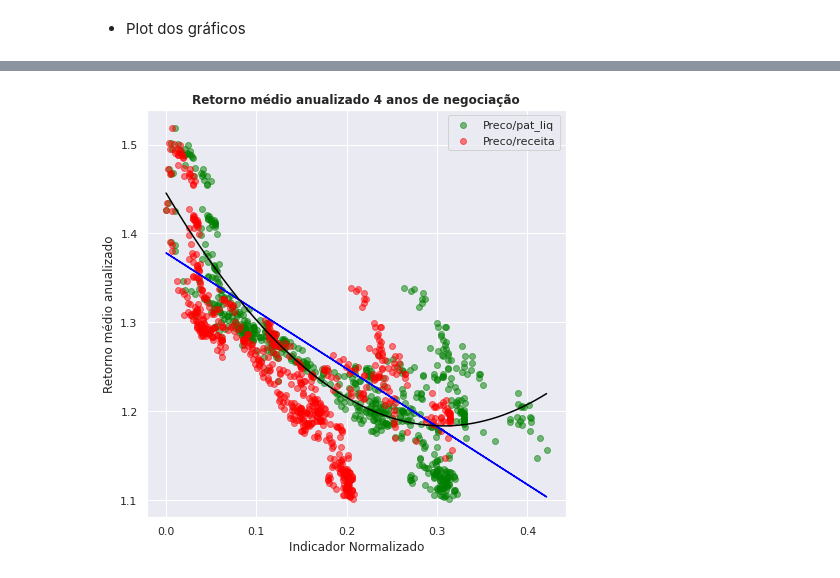
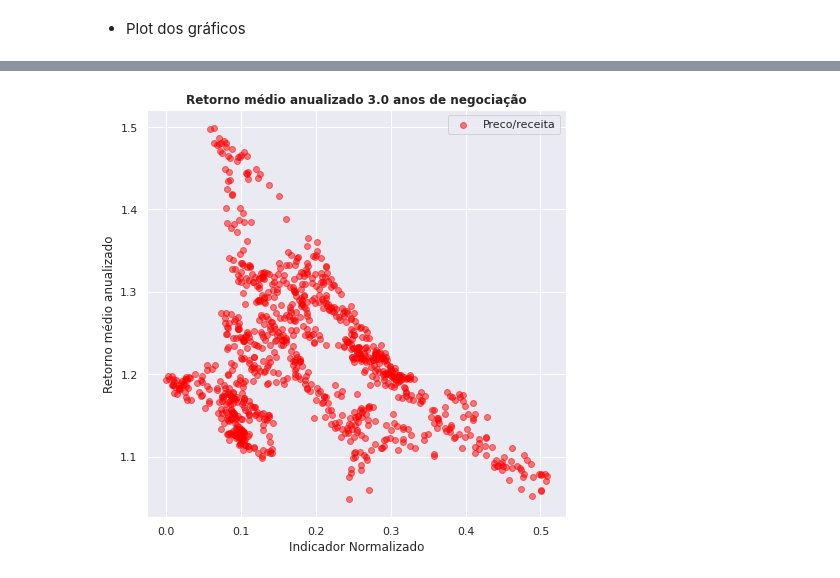
Before and after one commit to Manuelstv/Financas-Quantitativas, a Jupyter notebook: multiplos_historicos.ipynb, the cells around one changed output, grey strips where cells are left out. Drawn from its saved outputs; the diff is of its cells as text; code cells hidden in the pictures.

```diff
--- a/multiplos_historicos.ipynb
+++ b/multiplos_historicos.ipynb
@@ -165,10 +149,12 @@ def multiplo(df, name, ativo, nome_cia):
 *   Regressão linear
 # %%
 def linear(X,y):
+  from sklearn.metrics import r2_score
   regressor = LinearRegression()
   regressor.fit(X, y)
   y_pred = regressor.predict(X)
-  return X,y_pred
+  r2 = r2_score(y, y_pred)
+  return X,y_pred, r2
 # %% [markdown]
 *   Regressão polinomial
 # %%
@@ -196,16 +217,12 @@ def coleta_conta(cd_conta, demo, soma_movel):
 # %%
-#Empresas que serão analisadas
-#tickers_cias = ['mrfg3.sa','vivt3.sa','elet3.sa','bbas3.sa','ciel3.sa','petr3.sa','vale3.sa','ggbr3.sa']
-#nomes_cias = ['MARFRIG GLOBAL FOODS S.A.','VIVO PARTICIPAÇÕES SA','CENTRAIS ELET BRAS S.A. - ELETROBRAS','BCO BRASIL S.A.','PETROLEO BRASILEIRO S.A. PETROBRAS','VALE S.A.','GERDAU S.A.']
-tickers_cias = ['cgra4.sa']
-nomes_cias = ['GRAZZIOTIN S.A.']
+tickers_cias = ['BBAS3.sa', 'PETR3.SA', 'LREN3.SA', 'LAME4.SA', 'VIVT3.SA','CGRA4.SA']
+nomes_cias = ['BCO BRASIL S.A.', 'PETROLEO BRASILEIRO S.A. PETROBRAS', 'LOJAS RENNER S.A.', 'LOJAS AMERICANAS S.A.','VIVO PARTICIPAÇÕES SA', 'GRAZZIOTIN S.A.']
 
 numero_empresas = len(nomes_cias)
 #Variavel que servira como o prazo que será analisado. É o número de dias para o qual o retorno acumulado será calculado.
 #É esperado que quando o prazo é muito baixo, não existe padrão.
-
 #Para períodos muito altos, ficamos com uma amostra pequena demais, o que impossibilita tirar qualquer conclusão.
-anos = 4
+anos = 3.
 #1 ano são aproximadamente 252 dias de negociação na bolsa
 window = int(anos*252)
 
@@ -218,7 +235,7 @@ for i in range (0, numero_empresas):
   dmpl_df = filtro_empresa(demo = dmpl, nome_cia = nomes_cias[i])
 
   #coluna 0 (cotacoes de cada ativo)
-  df[[nomes_cias[i]]] = cotacoes(start = '2010-01-01', end = '2021-06-01', ticker_cia=tickers_cias[i], interval='1d', nome_cia = nomes_cias[i])
+  df[[nomes_cias[i]]] = cotacoes(start = '2010-01-01', end = '2021-01-01', ticker_cia=tickers_cias[i], interval='1d', nome_cia = nomes_cias[i])
 
   #coletando os dados relevantes de cada demonstrativo
   df_receita = coleta_conta(cd_conta = '3.01', demo = dre_df, soma_movel= True)
@@ -245,7 +262,6 @@ for i in range (0, numero_empresas):
   df[nomes_cias[i]+'_preco/ebit'] = multiplo(df = df_ebit, name = 'ebit', ativo = df[[nomes_cias[i]]], nome_cia = nomes_cias[i])
 
   #coluna 6(roe)
-
   #print(df[df.index.duplicated()])
   df[nomes_cias[i]+'_roe'] = (df_lucro['VL_CONTA']/df_receita['VL_CONTA'])
   df[nomes_cias[i]+'_roe'].fillna(method='ffill', inplace=True)
@@ -253,5 +269,8 @@ for i in range (0, numero_empresas):
   #coluna 7 (preco/lucro)
   df[nomes_cias[i]+'_preco/lpa'] = multiplo(df = df_lpa, name = 'lpa', ativo = df[[nomes_cias[i]]], nome_cia = nomes_cias[i])
   df[df.index.duplicated()]
+
+  #coluna 8
+  df[nomes_cias[i]+'_retorno_acumulado_ltm'] = (1+df[nomes_cias[i]+'_retorno']).shift(2*252).rolling(2*252).apply(np.prod)
 # %% [output]
 [*********************100%***********************]  1 of 1 completed
@@ -270,6 +294,9 @@ carteira['preco/pat_liq'] = df.iloc[:,np.arange(4,df.shape[1],step = step)].mean
 carteira['preco/ebit'] = df.iloc[:,np.arange(5,df.shape[1],step = step)].mean(axis=1)
 carteira['roe'] = df.iloc[:,np.arange(6,df.shape[1],step = step)].mean(axis=1)
 carteira['preco/lpa'] = df.iloc[:,np.arange(7,df.shape[1],step = step)].mean(axis=1)
+carteira['retorno'] = df.iloc[:,np.arange(1,df.shape[1],step = step)].mean(axis=1)
+carteira['retorno_var'] = carteira['retorno'].shift(252).rolling(252).var()
+carteira['retorno_acumulado_ltm'] = df.iloc[:,np.arange(8,df.shape[1],step = step)].mean(axis=1)
 # %%
 from sklearn.preprocessing import MinMaxScaler
 
@@ -280,7 +307,8 @@ value['retorno_acumulado_anualizado'] = carteira['retorno_acumulado']**(1/anos)
 value['std_preco/pat_liq'] = MinMaxScaler().fit_transform(carteira[['preco/pat_liq']])
 value['std_preco/ebit'] = MinMaxScaler().fit_transform(carteira[['preco/ebit']])
 value['std_preco/receita'] = MinMaxScaler().fit_transform(carteira[['preco/receita']])
-
+value['retorno_var'] = carteira['retorno_var']
+value['retorno_acumulado_ltm'] = carteira['retorno_acumulado_ltm']
 #Definição indicador que benjamin graham usava 22,5*sqrt((p/l)*(p/vp))
 carteira['graham'] = (carteira['preco/receita']*carteira['preco/pat_liq']*carteira['preco/ebit'])**1/3
 value['std_graham'] = MinMaxScaler().fit_transform(carteira[['graham']])
@@ -339,37 +410,38 @@ export.export_graphviz(regressor,
 sns.set()
 fig, axs = plt.subplots(figsize=(7.5,7.5), facecolor='w', edgecolor='k')
 
-#definições para fazer a regressãão polinimial/linear
+#definições para fazer a regressão polinimial/linear
 my_df = value[['std_preco/pat_liq','retorno_acumulado_anualizado']].dropna()
 X = pd.DataFrame(my_df.iloc[:,0])
 y = pd.DataFrame(my_df.iloc[:,1])
 
+'''
 #Regressão linear
-X,y_pred = linear(X,y)
-axs.plot(X, y_pred, color = 'blue')
+X,y_pred, r2 = linear(X,y)
+axs.plot(X, y_pred, color = 'blue', label="r^2 = {}".format(r2))
 
 #Regressao polinomial
 X_seq,y_pred2 = poli(X,y,degree = 3)
-axs.plot(X_seq,y_pred2,color="black")
+axs.plot(X_seq,y_pred2,color="black")'''
 
 #plots
 #axs.scatter(y = value['retorno_acumulado_anualizado'],x = value['std_preco/lpa'], marker='o', color='green', label = 'preco/lucro', alpha =0.5)
-#axs.scatter(y = value['retorno_acumulado_anualizado'],x = carteira['std_preco/ebit'], marker='o', color='blue', label = 'preco/ebit',alpha =0.5)
-axs.scatter(y = value['retorno_acumulado_anualizado'],x = value['std_preco/pat_liq'], marker='o', color='green', label = 'Preco/pat_liq', alpha =0.5)
+#axs.scatter(y = value['retorno_acumulado_anualizado'],x = value['std_preco/ebit'], marker='o', color='blue', label = 'preco/ebit',alpha =0.5)
+#axs.scatter(y = value['retorno_acumulado_anualizado'],x = value['std_preco/pat_liq'], marker='o', color='green', label = 'Preco/pat_liq', alpha =0.5)
 axs.scatter(y = value['retorno_acumulado_anualizado'],x = value['std_preco/receita'], marker='o', color='red', label = 'Preco/receita', alpha =0.5)
 #axs.scatter(y = value['retorno_acumulado_anualizado'],x = value['std_graham'], marker='o', color='red', label = 'Graham', alpha =0.5)
 
 #axs.axvline(x=last['std_preco/receita'],label = "Nivel atual", color = 'red', alpha=0.5)
 #axs.axvline(x=carteira['std_preco/pat_liq'].iloc[-1],label = "Nivel atual", color = 'green', alpha =0.5)
 #axs.axvline(x=last['std_preco/ebit'],label = "Nivel atual", color = 'blue', alpha=0.5)
 
 
 #legendas
 axs.set_title('Retorno médio anualizado {} anos de negociação'.format(anos), fontsize=12, fontweight ="bold")
 axs.set_xlabel("Indicador Normalizado")
 axs.set_ylabel("Retorno médio anualizado")
 axs.legend()
 
 axs=axs
 # %% [output]
-[figure, old version]
+[figure, new version]
```
Also changed, not shown: parts of 24 cells of this notebook.
